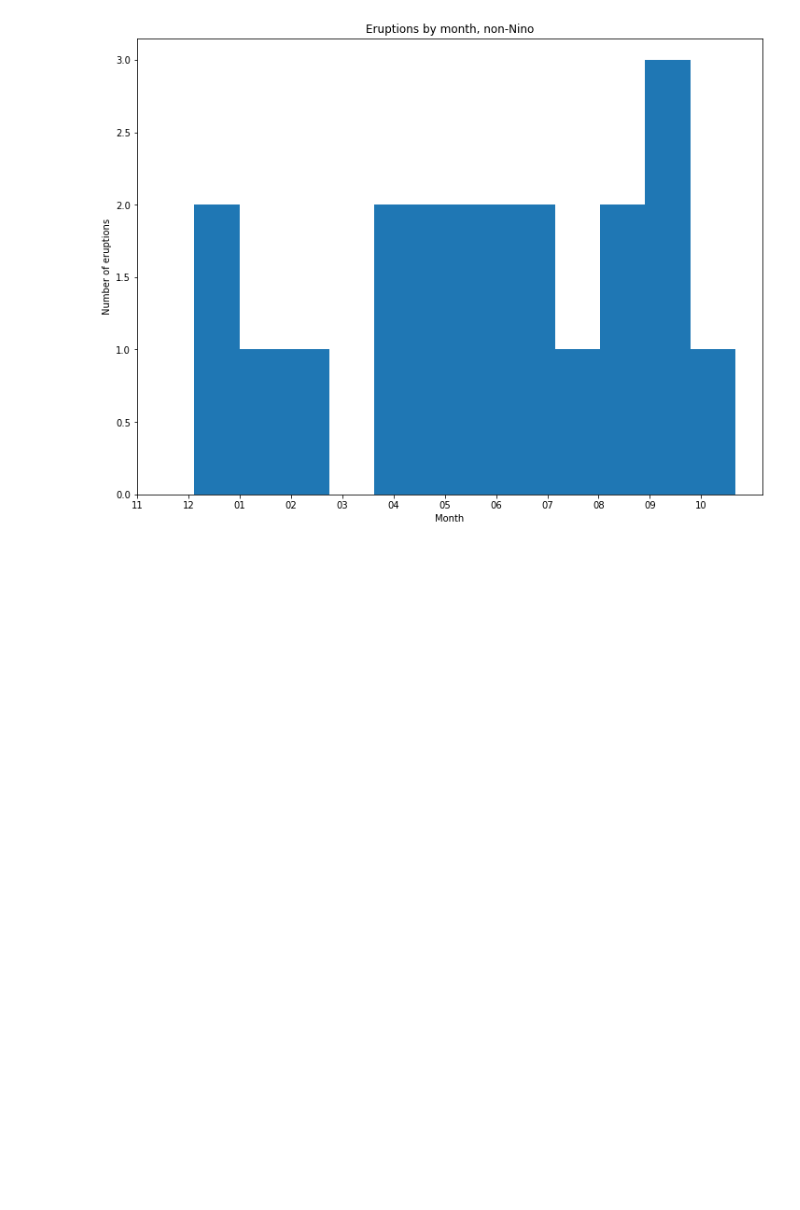
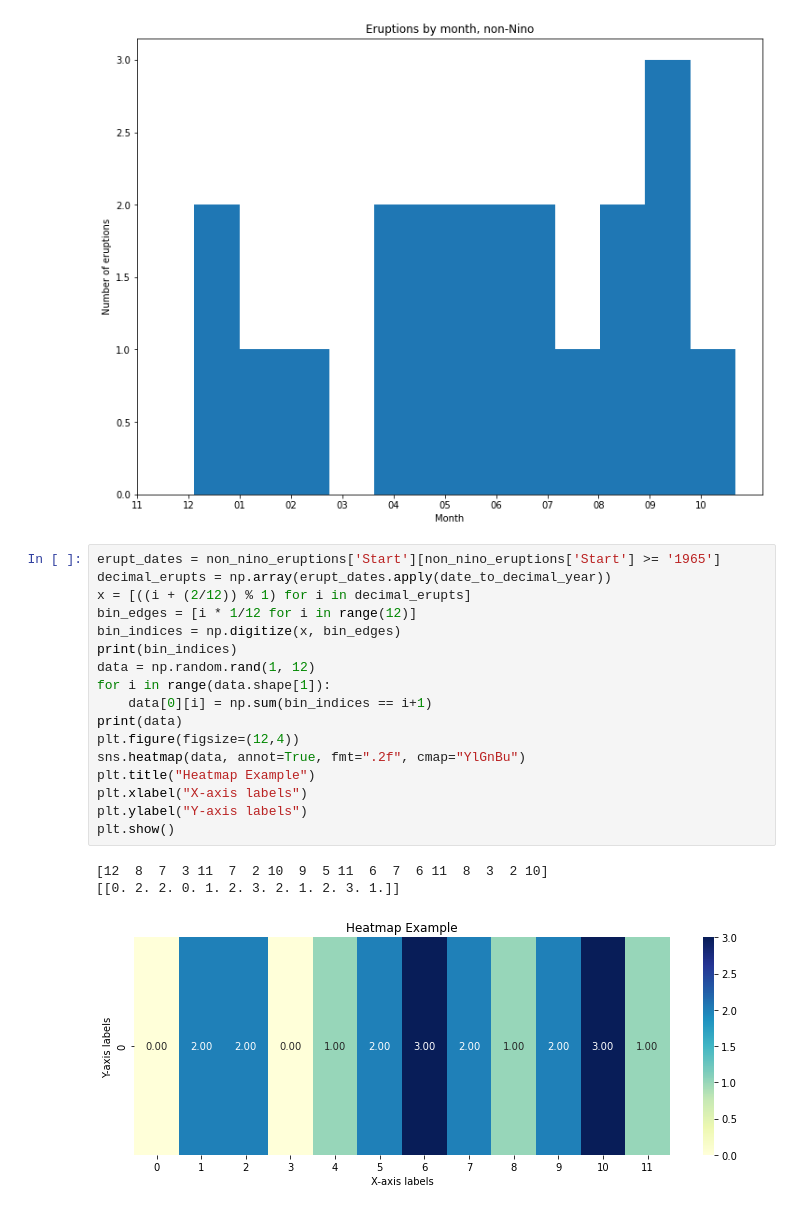
Before and after one commit to jonathan-quartin/um_volcano_project, a Jupyter notebook: distribs.ipynb, the cells around one changed output. Saved outputs shown, nothing was run; the diff lists cells and outputs as text; blank space fills up the shorter version.

```diff
--- a/distribs.ipynb
+++ b/distribs.ipynb
@@ -101,3 +103,24 @@ plt.title('Eruptions by month, non-Nino')
 plt.show()
 # %% [output]
 [figure]
+# %%
+erupt_dates = non_nino_eruptions['Start'][non_nino_eruptions['Start'] >= '1965']
+decimal_erupts = np.array(erupt_dates.apply(date_to_decimal_year))
+x = [((i + (2/12)) % 1) for i in decimal_erupts]
+bin_edges = [i * 1/12 for i in range(12)]
+bin_indices = np.digitize(x, bin_edges)
+print(bin_indices)
+data = np.random.rand(1, 12)
+for i in range(data.shape[1]):
+    data[0][i] = np.sum(bin_indices == i+1)
+print(data)
+plt.figure(figsize=(12,4))
+sns.heatmap(data, annot=True, fmt=".2f", cmap="YlGnBu")
+plt.title("Heatmap Example")
+plt.xlabel("X-axis labels")
+plt.ylabel("Y-axis labels")
+plt.show()
+# %% [output]
+[12  8  7  3 11  7  2 10  9  5 11  6  7  6 11  8  3  2 10]
+[[0. 2. 2. 0. 1. 2. 3. 2. 1. 2. 3. 1.]]
+[figure, added]
```
Also changed, not shown: parts of 1 cell of this notebook, 5 other files.
